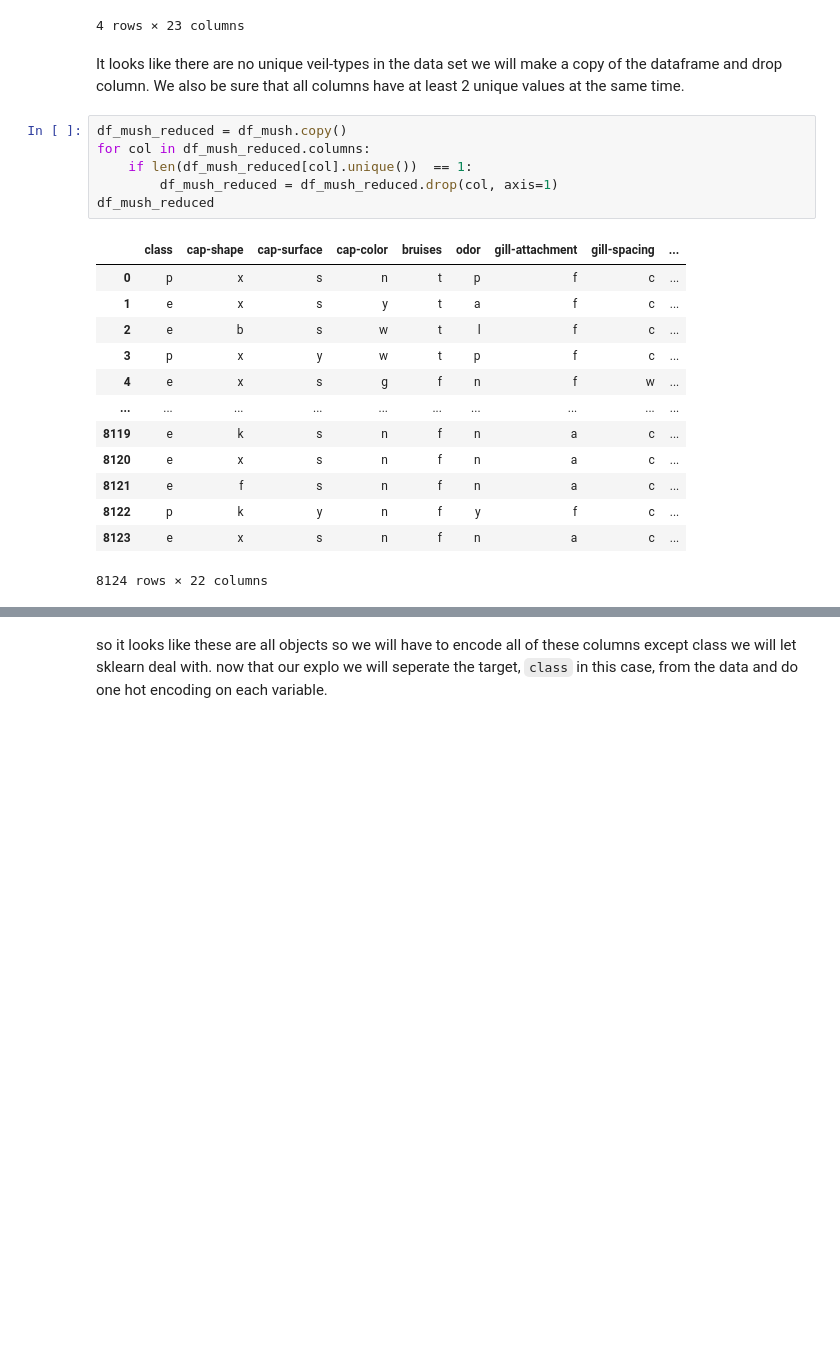
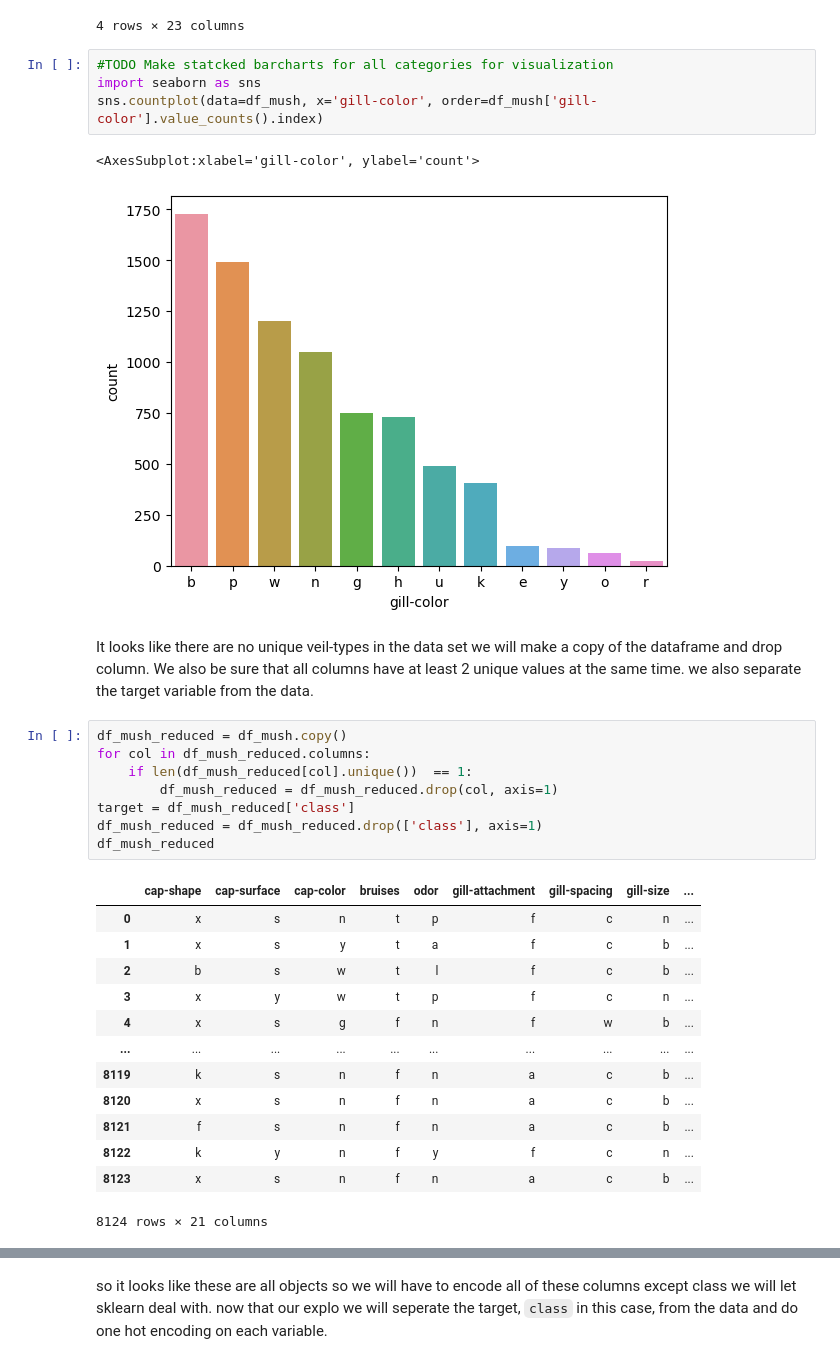
Before and after one commit to tcarr032/Mushroom-Classification, a Jupyter notebook: mushroom classifier.ipynb, the cells around one changed output, grey strips where cells are left out. Cells and saved outputs as stored; diff of their text form; blank space fills up the shorter version.

```diff
--- a/mushroom classifier.ipynb
+++ b/mushroom classifier.ipynb
@@ -41,28 +41,37 @@ df_mush.describe()
 | top | e | x | y | n | f | n | f | c | ... |
 | freq | 4208 | 3656 | 3244 | 2284 | 4748 | 3528 | 7914 | 6812 | ... |
 4 rows × 23 columns
+# %%
+#TODO Make statcked barcharts for all categories for visualization
+import seaborn as sns
+sns.countplot(data=df_mush, x='gill-color', order=df_mush['gill-color'].value_counts().index)
+# %% [output]
+<AxesSubplot:xlabel='gill-color', ylabel='count'>
+[figure, added]
 # %% [markdown]
-It looks like there are no unique veil-types in the data set we will make a copy of the dataframe and drop column. We also be sure that all columns have at least 2 unique values at the same time.
+It looks like there are no unique veil-types in the data set we will make a copy of the dataframe and drop column. We also be sure that all columns have at least 2 unique values at the same time. we also separate the target variable from the data.
 # %%
 df_mush_reduced = df_mush.copy()
 for col in df_mush_reduced.columns:
     if len(df_mush_reduced[col].unique())  == 1:
         df_mush_reduced = df_mush_reduced.drop(col, axis=1)
+target = df_mush_reduced['class']
+df_mush_reduced = df_mush_reduced.drop(['class'], axis=1)
 df_mush_reduced
 # %% [output]
-|  | class | cap-shape | cap-surface | cap-color | bruises | odor | gill-attachment | gill-spacing | ... |
-| 0 | p | x | s | n | t | p | f | c | ... |
-| 1 | e | x | s | y | t | a | f | c | ... |
-| 2 | e | b | s | w | t | l | f | c | ... |
-| 3 | p | x | y | w | t | p | f | c | ... |
-| 4 | e | x | s | g | f | n | f | w | ... |
+|  | cap-shape | cap-surface | cap-color | bruises | odor | gill-attachment | gill-spacing | gill-size | ... |
+| 0 | x | s | n | t | p | f | c | n | ... |
+| 1 | x | s | y | t | a | f | c | b | ... |
+| 2 | b | s | w | t | l | f | c | b | ... |
+| 3 | x | y | w | t | p | f | c | n | ... |
+| 4 | x | s | g | f | n | f | w | b | ... |
 | ... | ... | ... | ... | ... | ... | ... | ... | ... | ... |
-| 8119 | e | k | s | n | f | n | a | c | ... |
-| 8120 | e | x | s | n | f | n | a | c | ... |
-| 8121 | e | f | s | n | f | n | a | c | ... |
-| 8122 | p | k | y | n | f | y | f | c | ... |
-| 8123 | e | x | s | n | f | n | a | c | ... |
+| 8119 | k | s | n | f | n | a | c | b | ... |
+| 8120 | x | s | n | f | n | a | c | b | ... |
+| 8121 | f | s | n | f | n | a | c | b | ... |
+| 8122 | k | y | n | f | y | f | c | n | ... |
+| 8123 | x | s | n | f | n | a | c | b | ... |
-8124 rows × 22 columns
+8124 rows × 21 columns
 # %%
 df_mush_reduced.info()
 # %% [output]
```
Also changed, not shown: parts of 5 cells of this notebook.
